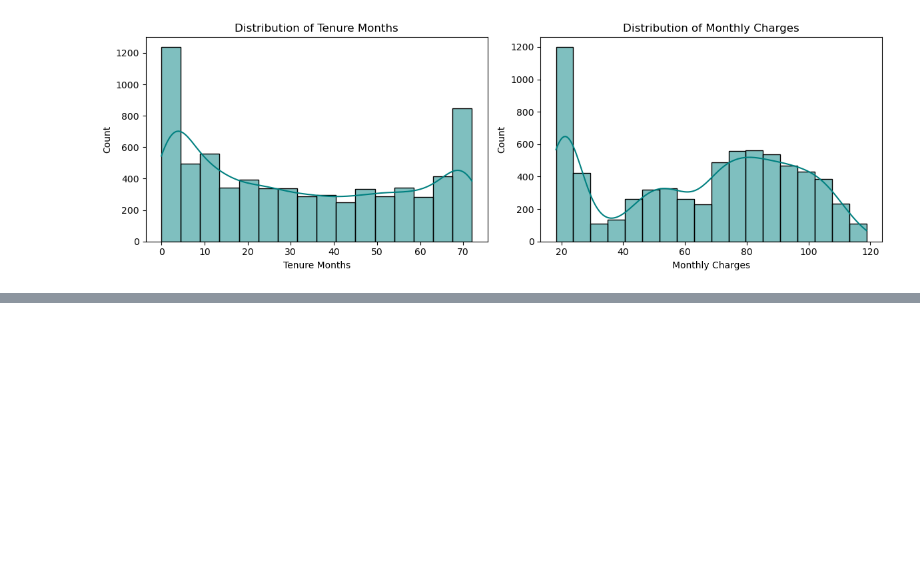
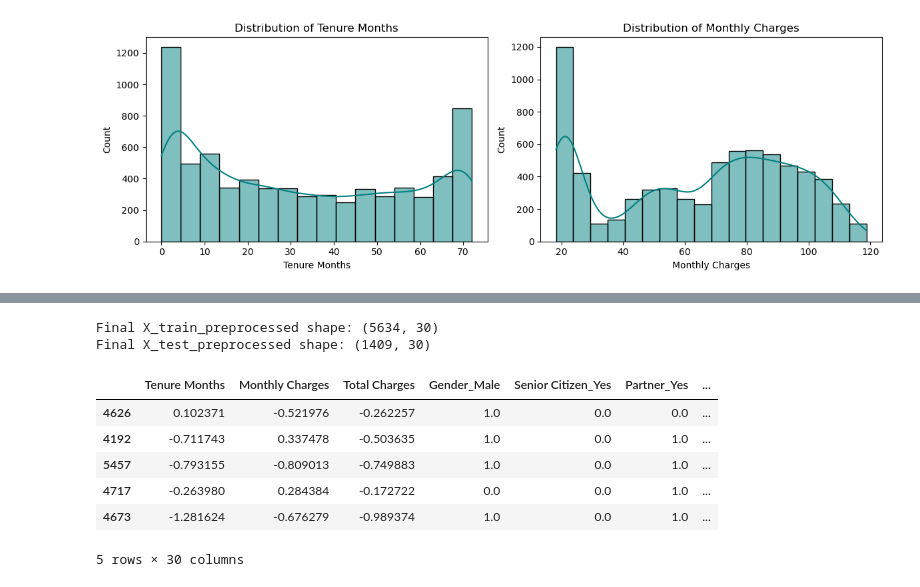
Before and after one commit to Falrlz/Eksperimen_SML_Muhammad-Falah-Akbar-Al-Faiz, a Jupyter notebook: preprocessing/Eksperimen_Muhammad-Falah-Akbar-Al-Faiz.ipynb, the cells around one changed output, grey strips where cells are left out. Drawn from its saved outputs; the diff is of its cells as text; code cells hidden in the pictures; blank space fills up the shorter version.

```diff
--- a/preprocessing/Eksperimen_Muhammad-Falah-Akbar-Al-Faiz.ipynb
+++ b/preprocessing/Eksperimen_Muhammad-Falah-Akbar-Al-Faiz.ipynb
@@ -167,0 +165,5 @@ Preprocessed data successfully saved to: ./namadataset_preprocessing\Telco_custo
+# %%
+# 3. Memisahkan Features dan Target
+X = df_clean.drop(columns=['Churn Value'])
+y = df_clean['Churn Value']
+print(f"X shape: {X.shape}, y shape: {y.shape}")
@@ -167,0 +175,9 @@ Preprocessed data successfully saved to: ./namadataset_preprocessing\Telco_custo
+# %%
+# 4. Train-Test Split (Pemisahan Dataset)
+X_train, X_test, y_train, y_test = train_test_split(
+    X, y, test_size=0.2, random_state=42, stratify=y
+)
+print(f"X_train shape: {X_train.shape}, y_train shape: {y_train.shape}")
+print(f"X_test shape: {X_test.shape}, y_test shape: {y_test.shape}")
+print("Target proportions in train:", y_train.value_counts(normalize=True).to_dict())
+print("Target proportions in test:", y_test.value_counts(normalize=True).to_dict())
@@ -167,0 +192,44 @@ Preprocessed data successfully saved to: ./namadataset_preprocessing\Telco_custo
+# %%
+# 5. Fit & Transform Preprocessing (Bebas Leakage)
+# Identifikasi kolom numerik dan kategorikal
+num_cols = ['Tenure Months', 'Monthly Charges', 'Total Charges']
+cat_cols = X_train.select_dtypes(include=['object']).columns.tolist()
+
+# Fit & transform StandardScaler pada data numerik
+scaler = StandardScaler()
+X_train_num_scaled = scaler.fit_transform(X_train[num_cols])
+X_test_num_scaled = scaler.transform(X_test[num_cols]) # Hanya transform!
+
+# Fit & transform OneHotEncoder pada data kategorikal
+encoder = OneHotEncoder(sparse_output=False, handle_unknown='ignore', drop='first')
+X_train_cat_encoded = encoder.fit_transform(X_train[cat_cols])
+X_test_cat_encoded = encoder.transform(X_test[cat_cols]) # Hanya transform!
+
+# Menggabungkan kembali data numerik dan kategorikal hasil transformasi
+encoded_cat_names = encoder.get_feature_names_out(cat_cols)
+all_col_names = num_cols + list(encoded_cat_names)
+
+X_train_preprocessed = pd.DataFrame(
+    np.hstack([X_train_num_scaled, X_train_cat_encoded]),
+    columns=all_col_names,
+    index=X_train.index
+)
+X_test_preprocessed = pd.DataFrame(
+    np.hstack([X_test_num_scaled, X_test_cat_encoded]),
+    columns=all_col_names,
+    index=X_test.index
+)
+
+print(f"Final X_train_preprocessed shape: {X_train_preprocessed.shape}")
+print(f"Final X_test_preprocessed shape: {X_test_preprocessed.shape}")
+X_train_preprocessed.head()
+# %% [output]
+Final X_train_preprocessed shape: (5634, 30)
+Final X_test_preprocessed shape: (1409, 30)
+|  | Tenure Months | Monthly Charges | Total Charges | Gender_Male | Senior Citizen_Yes | Partner_Yes | ... |
+| 4626 | 0.102371 | -0.521976 | -0.262257 | 1.0 | 0.0 | 0.0 | ... |
+| 4192 | -0.711743 | 0.337478 | -0.503635 | 1.0 | 0.0 | 1.0 | ... |
+| 5457 | -0.793155 | -0.809013 | -0.749883 | 1.0 | 0.0 | 1.0 | ... |
+| 4717 | -0.263980 | 0.284384 | -0.172722 | 0.0 | 0.0 | 1.0 | ... |
+| 4673 | -1.281624 | -0.676279 | -0.989374 | 1.0 | 0.0 | 1.0 | ... |
+5 rows × 30 columns
```
Also changed, not shown: parts of 31 cells of this notebook, 8 other files.
